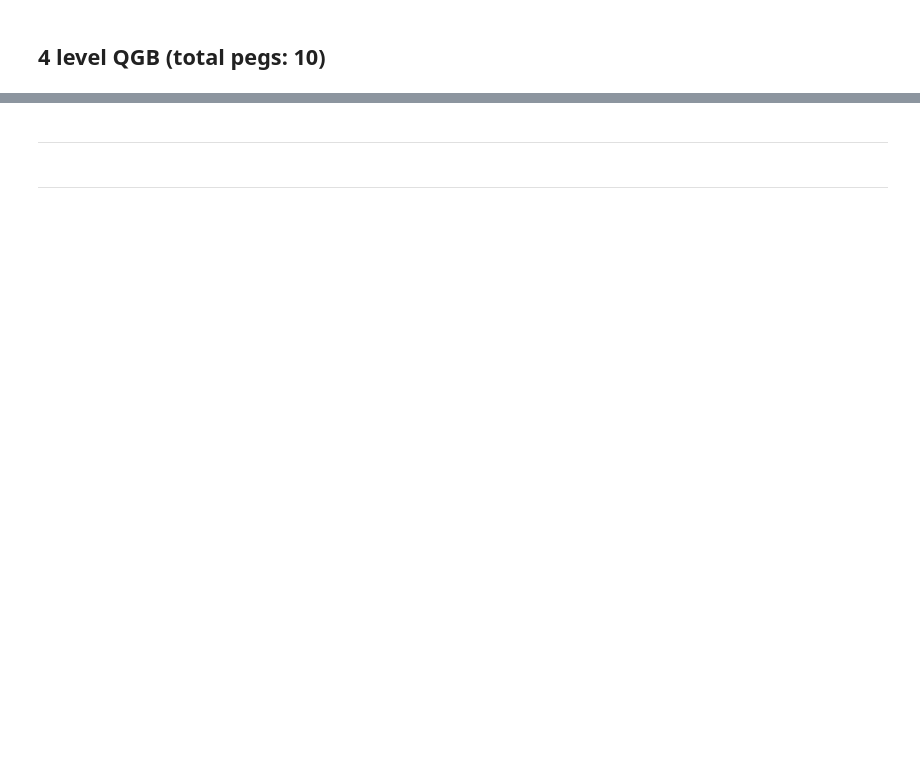
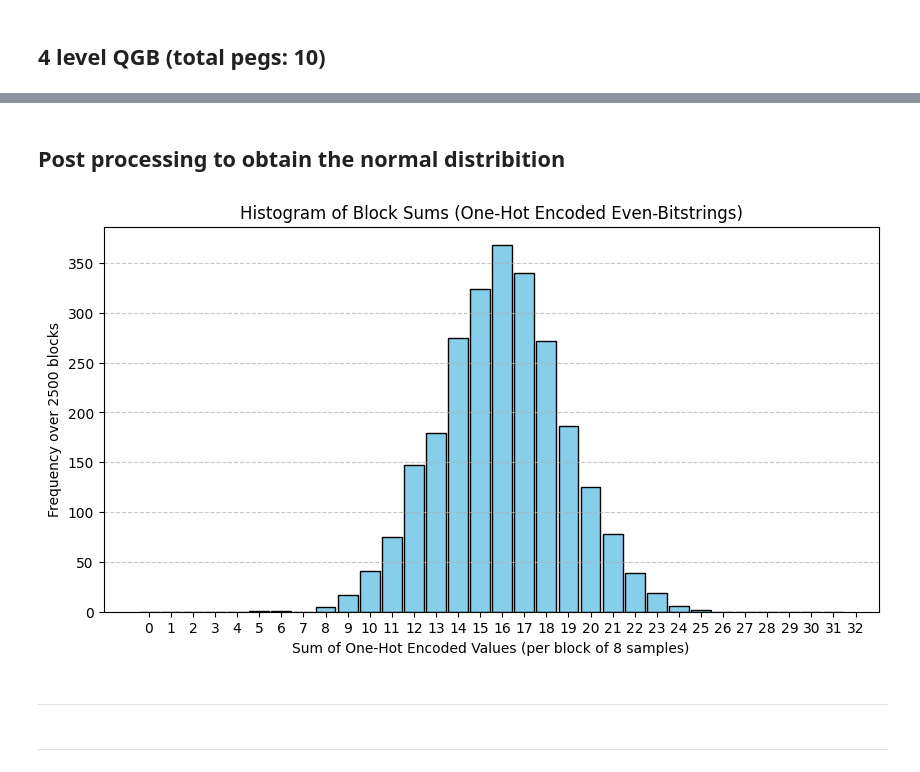
Before and after one commit to virajd98/Q-Plinkers, a Jupyter notebook: WorkingFile.ipynb, the cells around one changed output, grey strips where cells are left out. Drawn from its saved outputs; the diff is of its cells as text; code cells hidden in the pictures; blank space fills up the shorter version.

```diff
--- a/WorkingFile.ipynb
+++ b/WorkingFile.ipynb
@@ -235,3 +243,41 @@ Measurement results (bitstrings):
+# %% [markdown]
+## Post processing to obtain the normal distribition
+# %%
+compiled = transpile(qc, backend)
+job = backend.run(compiled, shots=20000, memory=True)
+memory = job.result().get_memory()  # to get the list of 20000 bitstrings in order of experiments/shots
+
+#bits that are different in the full outcome (even positions only change)
+def extract_even_bits(bitstring):
+    return ''.join(bitstring[::-1][1::2])[::-1]
+
+even_bitstrings = [extract_even_bits(b) for b in memory]
+
+# one hot encoding of the even bitstrings
+unique_even = sorted(set(even_bitstrings))
+bitstring_to_int = {b: i for i, b in enumerate(unique_even)}
+
+# one hot encoding to integer labels
+one_hot_values = [bitstring_to_int[b] for b in even_bitstrings]
+
+# split into blocks of 8, compute sum per block (8 is the paper's choice) and note the frequency of each sum
+block_size = 8
+num_blocks = len(one_hot_values) // block_size
+trimmed_values = one_hot_values[:num_blocks * block_size]
+reshaped = np.array(trimmed_values).reshape((num_blocks, block_size))
+block_sums = reshaped.sum(axis=1)
+
+# Block sums histogram
+plt.figure(figsize=(10, 5))
+plt.hist(block_sums, bins=range(0, 33), align='left', rwidth=0.9, color='skyblue', edgecolor='black')
+plt.xticks(range(0, 33))
+plt.xlabel("Sum of One-Hot Encoded Values (per block of 8 samples)")
+plt.ylabel("Frequency over 2500 blocks")
+plt.title("Histogram of Block Sums (One-Hot Encoded Even-Bitstrings)")
+plt.grid(axis='y', linestyle='--', alpha=0.7)
+plt.show()
+# %% [output]
+[figure, added]
 # %% [markdown]
 ____
 # %% [markdown]
```
Also changed, not shown: parts of 29 cells of this notebook.
